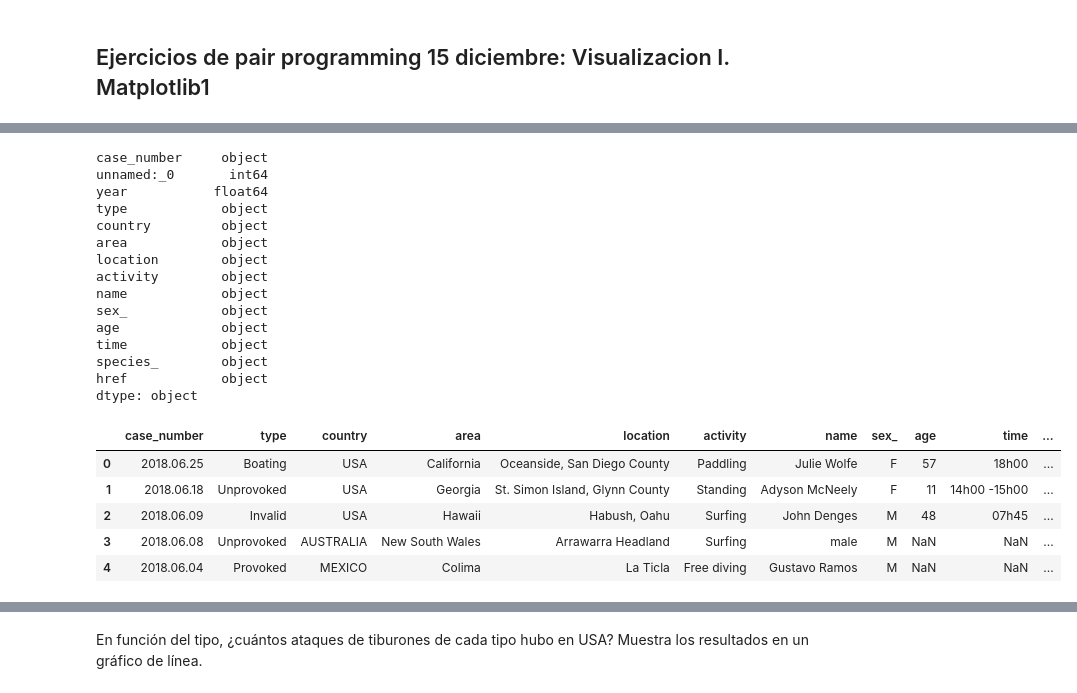
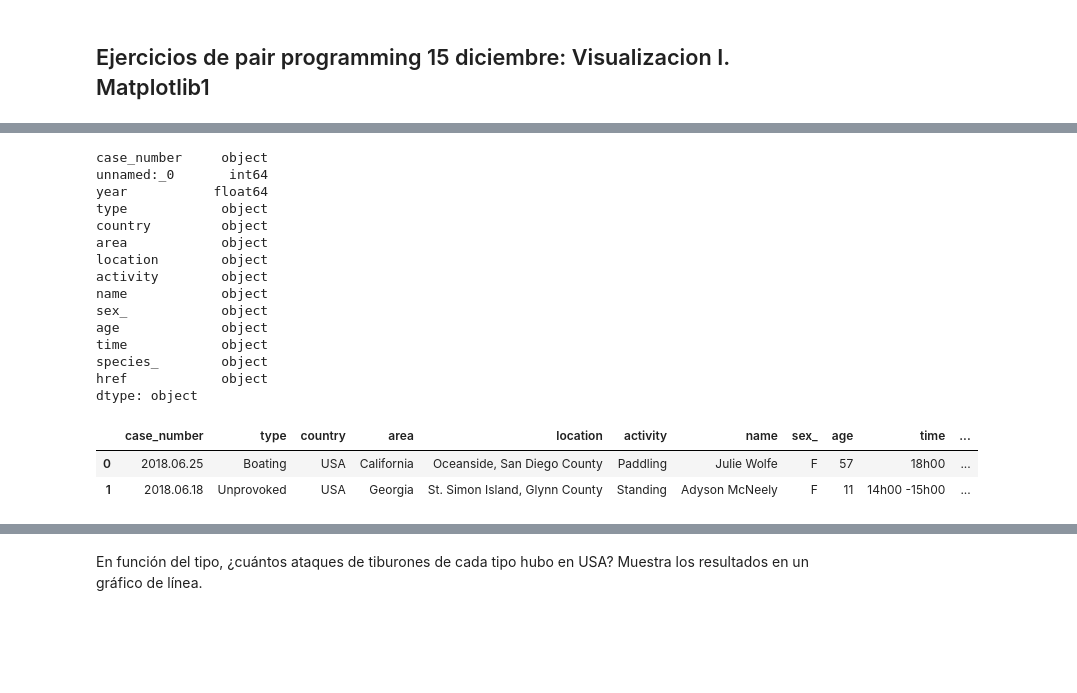
Before and after one commit to Adalab/DA-promoC-modulo2-sprint1-anagallego-sandra, a Jupyter notebook: Visualizacion/Mod2-lecc5-VisI.ipynb, the cells around one changed output, grey strips where cells are left out. Cells and saved outputs as stored; diff of their text form; code cells hidden in the pictures; blank space fills up the shorter version.

```diff
--- a/Visualizacion/Mod2-lecc5-VisI.ipynb
+++ b/Visualizacion/Mod2-lecc5-VisI.ipynb
@@ -31 +24,3 @@ lli       1
 Name: sex_, dtype: int64
+# %%
+df_tiburon["sex_"].replace(to_replace=["M ","N","lli","."],value= "M", inplace=True)
@@ -82,28 +63,27 @@ plt.show()
-# %%
-df_tiburon.dtypes
-# %% [output]
-case_number     object
-unnamed:_0       int64
-year           float64
-type            object
-country         object
-area            object
-location        object
-activity        object
-name            object
-sex_            object
-age             object
-time            object
-species_        object
-href            object
-dtype: object
+# %%
+# Miramos que tipo de datos tenemos en las columnas
+df_tiburon.dtypes
+# %% [output]
+case_number     object
+unnamed:_0       int64
+year           float64
+type            object
+country         object
+area            object
+location        object
+activity        object
+name            object
+sex_            object
+age             object
+time            object
+species_        object
+href            object
+dtype: object
 # %%
+# Creamos un DF nuevo en el que hemos eliminado las columnas que no son categóricas
 df_tiburon_obj = df_tiburon.drop(["unnamed:_0", "year"], axis = 1)
-df_tiburon_obj.head()
+df_tiburon_obj.head(2)
 # %% [output]
 |  | case_number | type | country | area | location | activity | name | sex_ | age | time | ... |
 | 0 | 2018.06.25 | Boating | USA | California | Oceanside, San Diego County | Paddling | Julie Wolfe | F | 57 | 18h00 | ... |
 | 1 | 2018.06.18 | Unprovoked | USA | Georgia | St. Simon Island, Glynn County | Standing | Adyson McNeely | F | 11 | 14h00 -15h00 | ... |
-| 2 | 2018.06.09 | Invalid | USA | Hawaii | Habush, Oahu | Surfing | John Denges | M | 48 | 07h45 | ... |
-| 3 | 2018.06.08 | Unprovoked | AUSTRALIA | New South Wales | Arrawarra Headland | Surfing | male | M | NaN | NaN | ... |
-| 4 | 2018.06.04 | Provoked | MEXICO | Colima | La Ticla | Free diving | Gustavo Ramos | M | NaN | NaN | ... |
```
Also changed, not shown: parts of 22 cells of this notebook.
